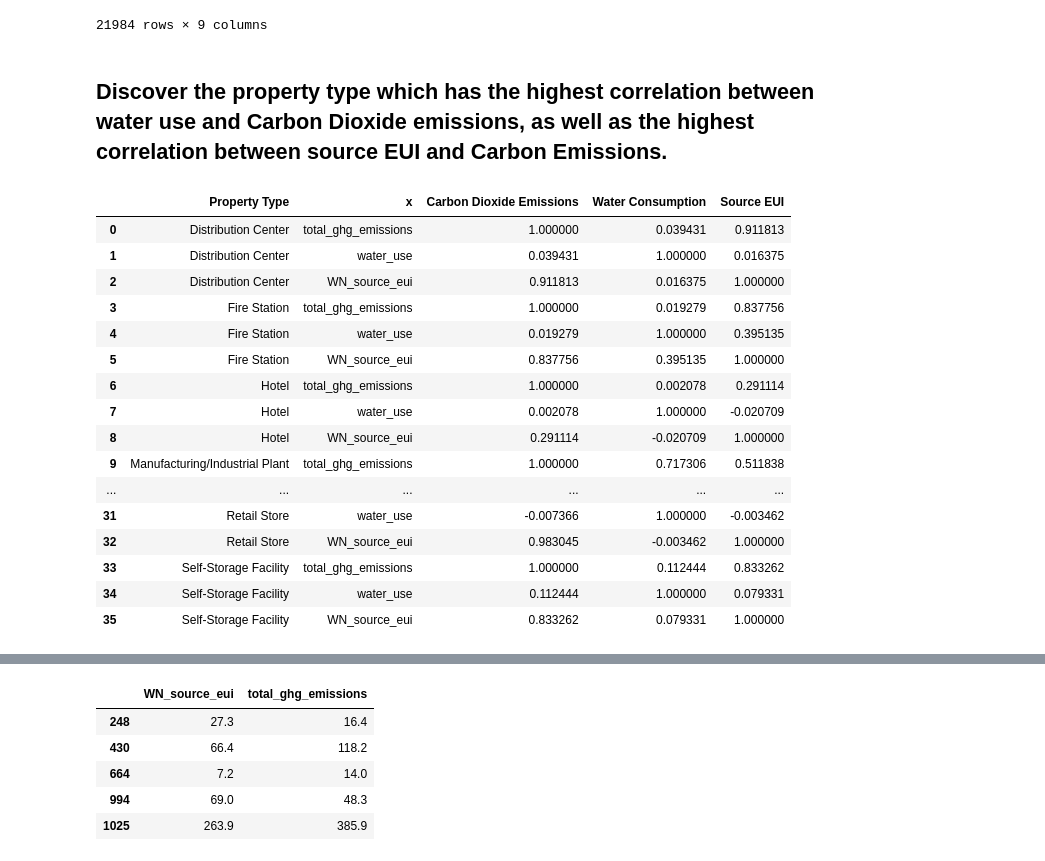
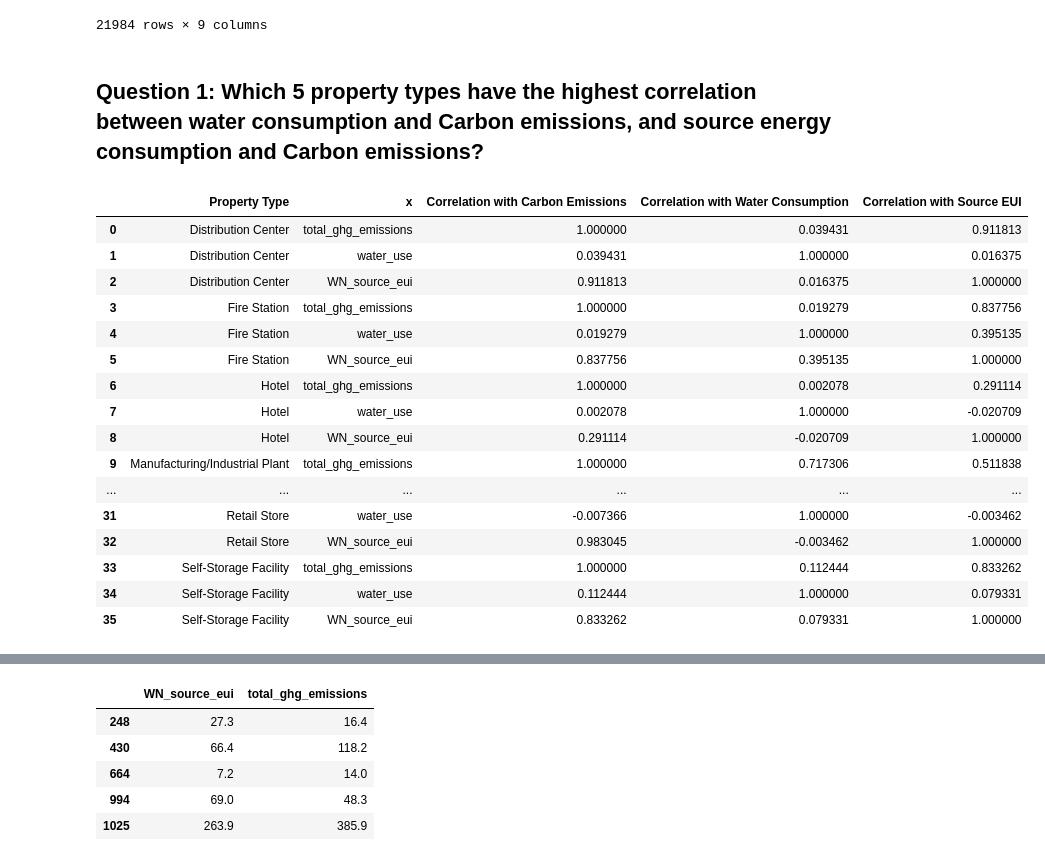
Before and after one commit to yashkansal97/LA_Energy_Water_Analysis, a Jupyter notebook: P1_Energy_Water_Analysis.ipynb, the cells around one changed output, grey strips where cells are left out. Cells and saved outputs as stored; diff of their text form; code cells hidden in the pictures.

```diff
--- a/P1_Energy_Water_Analysis.ipynb
+++ b/P1_Energy_Water_Analysis.ipynb
@@ -120,5 +120,5 @@ buildings_df
 | 52582 | 449741849505 | 86.6 | 100.0 | Multifamily Housing | 51644.0 | 1416.1 | ... |
 21984 rows × 9 columns
 # %% [markdown]
-## Discover the property type which has the highest correlation between water use and Carbon Dioxide emissions, as well as the highest correlation between source EUI and Carbon Emissions.
+## Question 1: Which 5 property types have the highest correlation between water consumption and Carbon emissions, and source energy consumption and Carbon emissions?
 # %%
@@ -136,12 +137,12 @@ def linear_regress(x, y, xl, yl):
 # %%
 # Create a DataFrame which shows the correlation between Carbon Dioxide emissions and other varibales (water Consumption and source EUI).
 corr_df=buildings_df.groupby('primary_property_1')[['total_ghg_emissions', 'water_use', 'WN_source_eui']].corr()
 corr_df=corr_df.reset_index()
-corr_df.columns=['Property Type', 'x', 'Carbon Dioxide Emissions', 'Water Consumption', 'Source EUI']
+corr_df.columns=['Property Type', 'x', 'Correlation with Carbon Emissions', 'Correlation with Water Consumption', 'Correlation with Source EUI']
 
 corr_df
 # %% [output]
-|  | Property Type | x | Carbon Dioxide Emissions | Water Consumption | Source EUI |
+|  | Property Type | x | Correlation with Carbon Emissions | Correlation with Water Consumption | Correlation with Source EUI |
 | 0 | Distribution Center | total_ghg_emissions | 1.000000 | 0.039431 | 0.911813 |
 | 1 | Distribution Center | water_use | 0.039431 | 1.000000 | 0.016375 |
 | 2 | Distribution Center | WN_source_eui | 0.911813 | 0.016375 | 1.000000 |
```
Also changed, not shown: parts of 31 cells of this notebook.
